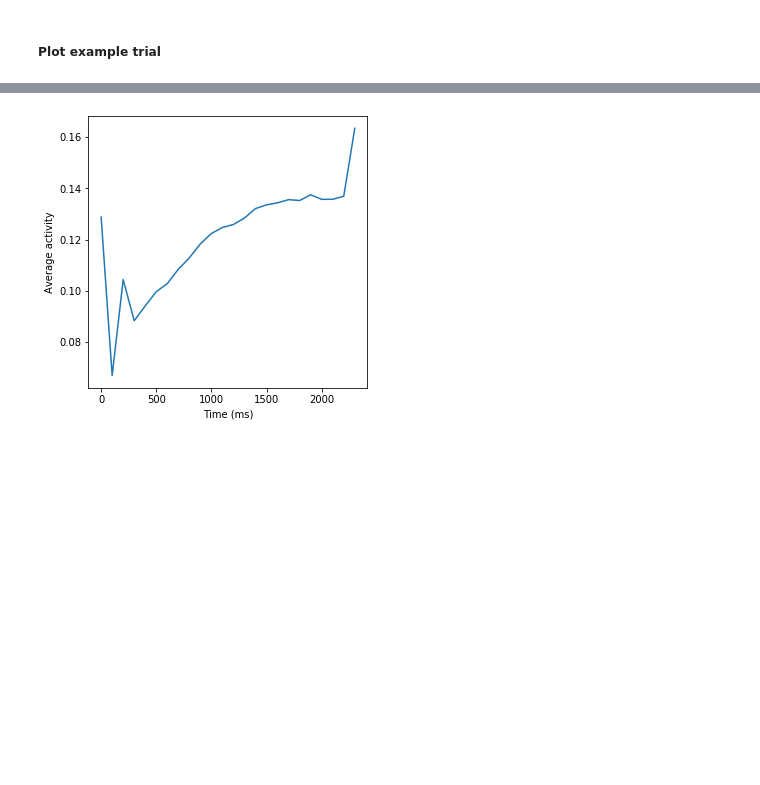
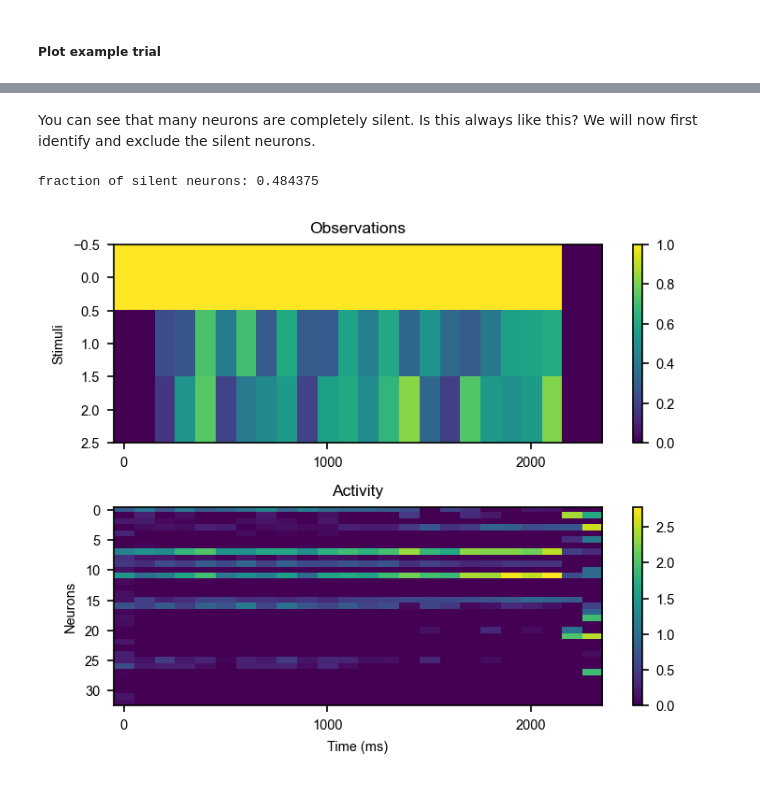
Before and after one commit to bambschool/BAMB2023, a Jupyter notebook: 4-recurrent_neural_networks/tutorial_4_RNNs-solutions.ipynb, the cells around one changed output, grey strips where cells are left out. Drawn from its saved outputs; the diff is of its cells as text; code cells hidden in the pictures; blank space fills up the shorter version.

```diff
--- a/4-recurrent_neural_networks/tutorial_4_RNNs-solutions.ipynb
+++ b/4-recurrent_neural_networks/tutorial_4_RNNs-solutions.ipynb
@@ -314,13 +443,12 @@ plot_activity(activity=activity, obs=obs, config=config)
-# %%
-def analysis_average_activity(activity, config):
-    # Load and preprocess results
-    f, ax = plt.subplots(figsize=(5, 5))
-    t_plot = np.arange(activity.shape[1]) * config['dt']
-    # INSTRUCTION 12: plot the average activity across neurons and trials
-    ax.plot(t_plot, activity.mean(axis=0).mean(axis=-1))
-    ax.set_xlabel('Time (ms)')
-    ax.set_ylabel('Average activity')
-
-analysis_average_activity(activity, config)
-# %% [output]
-[figure, removed]
+# %% [markdown]
+You can see that many neurons are completely silent. Is this always like this? We will now first identify and exclude the silent neurons.
+# %%
+silent_idx = np.where(activity.sum(axis=(0, 1))==0)[0]
+
+print('fraction of silent neurons:', len(silent_idx)/activity.shape[-1])
+# remove silent neurons
+clean_activity = activity[:,:,np.delete(np.arange(activity.shape[-1]), silent_idx)]
+plot_activity(activity=clean_activity, obs=obs, config=config, trial=0)
+# %% [output]
+fraction of silent neurons: 0.484375
+[figure, added]
```
Also changed, not shown: parts of 91 cells of this notebook.
